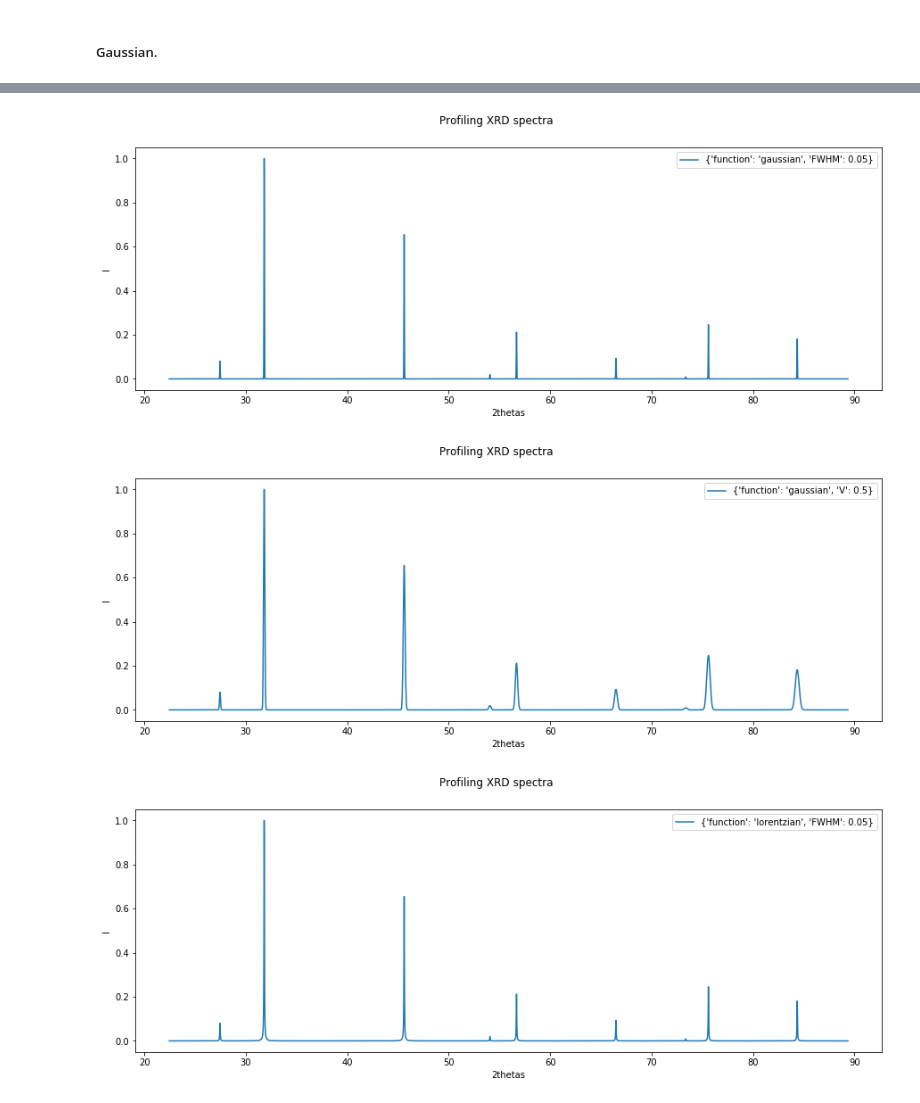
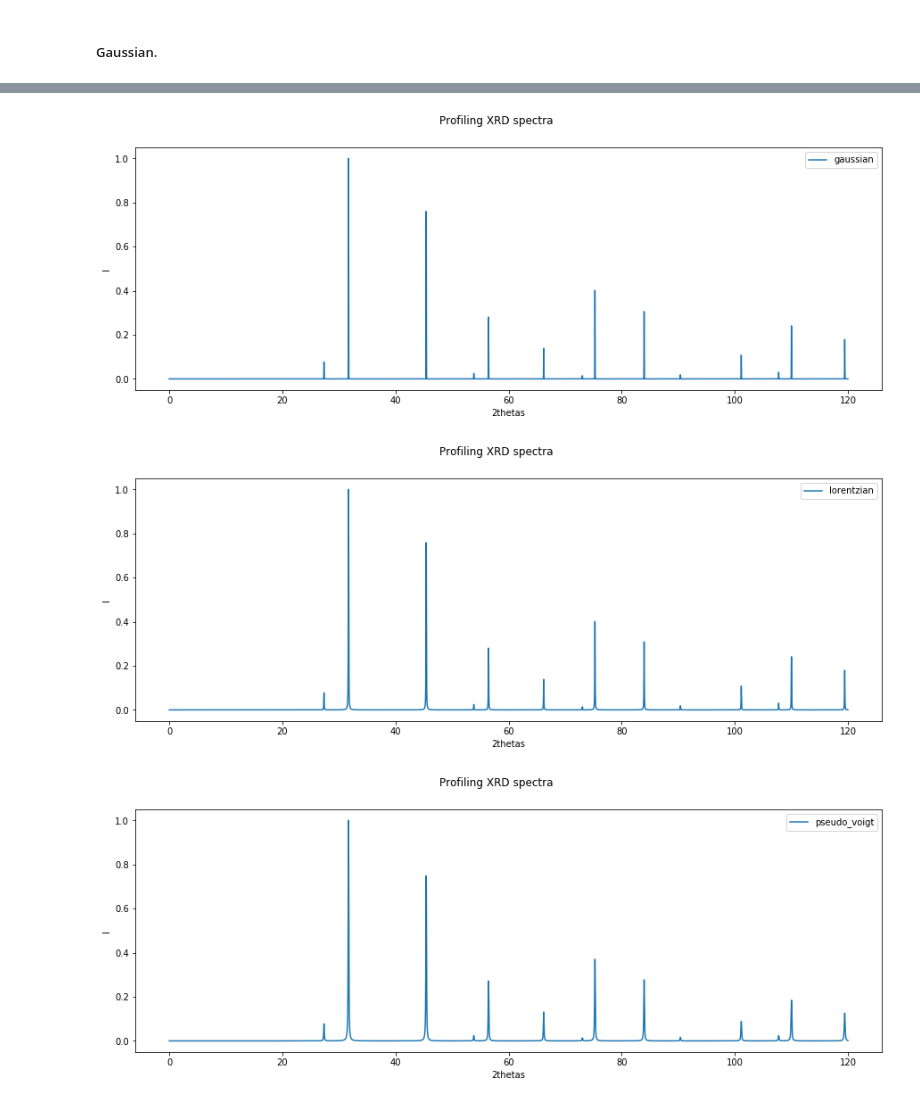
Before and after one commit to qzhu2017/XRD, a Jupyter notebook: notebooks/Profiling-Demo.ipynb, the cells around one changed output, grey strips where cells are left out. Cells and saved outputs as stored; diff of their text form; code cells hidden in the pictures.

Commit message:
update profiling demo

```diff
--- a/notebooks/Profiling-Demo.ipynb
+++ b/notebooks/Profiling-Demo.ipynb
@@ -42,7 +46,7 @@ ex: XRD(struct, 1.54056, 90)
     5. l
     6. intensity
 # %%
-xrd1 = XRD(struct, 1.54056, 90)
+xrd1 = XRD(structure, 1.54056, [0,120])
 theta2 = xrd1.pxrd[:,0]
 intensity = xrd1.pxrd[:,-1]
 # %% [markdown]
@@ -70,0 +77,4 @@ prof_dep_g = {'function':'gaussian', 'V': 0.5}
+# %%
+user_kwargsG = {'FWHM': 0.05}
+profile = Profile(method = 'gaussian', res = 0.01, user_kwargs = user_kwargsG)
+profile.get_profile(two_thetas = theta2, intensities = intensity, min2theta = 0, max2theta = 120)
@@ -80,0 +89,4 @@ prof_dep_l = {'function':'lorentzian', 'X': 0.5}
+# %%
+user_kwargsL = {'FWHM': 0.05}
+profile = Profile(method = 'lorentzian', res = 0.01, user_kwargs = user_kwargsL)
+profile.get_profile(two_thetas = theta2, intensities = intensity, min2theta = 0, max2theta = 120)
@@ -86,8 +105,7 @@ A = 1.03944 # Asymmetry parameter, a1
 eta_h = 0.504656 # Mixing parameter, eta_H0
 eta_l = 0.611844  # Mixing parameter, eta_L0
 
-# Theta-independent, notice how FWHM is called after the function.
-prof_indep_split = {'function':'split-type', 'FWHM': 0.05, 'A':A, 'eta_h':eta_h, 'eta_l':eta_l}
-# Theta-dependent, difference from above in theta_dep, A, and eta values.
-prof_dep_split = {'function':'split-type', 'theta_dependence': True, 'U': U, 'V':V,
-                  'W':W, 'A':A, 'eta_h':eta_h, 'eta_l':eta_l}
+# Theta-dependent profiling
+user_kwargsPV = {'U': U, 'V':V, 'W':W, 'A':A, 'eta_h':eta_h, 'eta_l':eta_l}
+profile = Profile(method = 'pseudo_voigt', res = 0.01, user_kwargs = user_kwargsPV)
+profile.get_profile(two_thetas = theta2, intensities = intensity, min2theta = 0, max2theta = 120)
@@ -100,19 +117,22 @@ ex: xrd1.get_profile(theta2,intensity,10000,**profiling)
 # %%
-profiles =  [prof_indep_g,prof_dep_g,prof_indep_l,prof_dep_l,prof_indep_split,prof_dep_split]
+kwargs =  [user_kwargsG,user_kwargsL,user_kwargsPV]
+methods = ['gaussian', 'lorentzian', 'pseudo_voigt']
 # now you can choose from a list of different profiling functions, and plot them
 
-for profile in profiles:
+for kwarg,method in zip(kwargs,methods):
     plt.figure(figsize=(15,5))
     plt.suptitle('Profiling XRD spectra')
     plt.xlabel('2thetas')
     plt.ylabel('I')
-    xrd1.get_profile(theta2,intensity,10000,**profile)
-    pTheta2 = xrd1.spectra[0]
-    pIntensity = xrd1.spectra[1]
-    plt.plot(pTheta2,pIntensity,label=str(profile))
+    profile = Profile(method = method, res = 0.01, user_kwargs = kwarg)
+    profile.get_profile(two_thetas = theta2, intensities = intensity, min2theta = 0, max2theta = 120)
+    spectra = profile.spectra
+    theta2 = spectra[0]
+    intensity = spectra[1]
+    plt.plot(theta2,intensity,label=method)
     plt.legend()
     plt.show()
 # %% [output]
-[figure, old version]
+[figure, new version]
-[figure, old version]
+[figure, new version]
-[figure, old version]
+[figure, new version]
```
Also changed, not shown: parts of 17 cells of this notebook.
